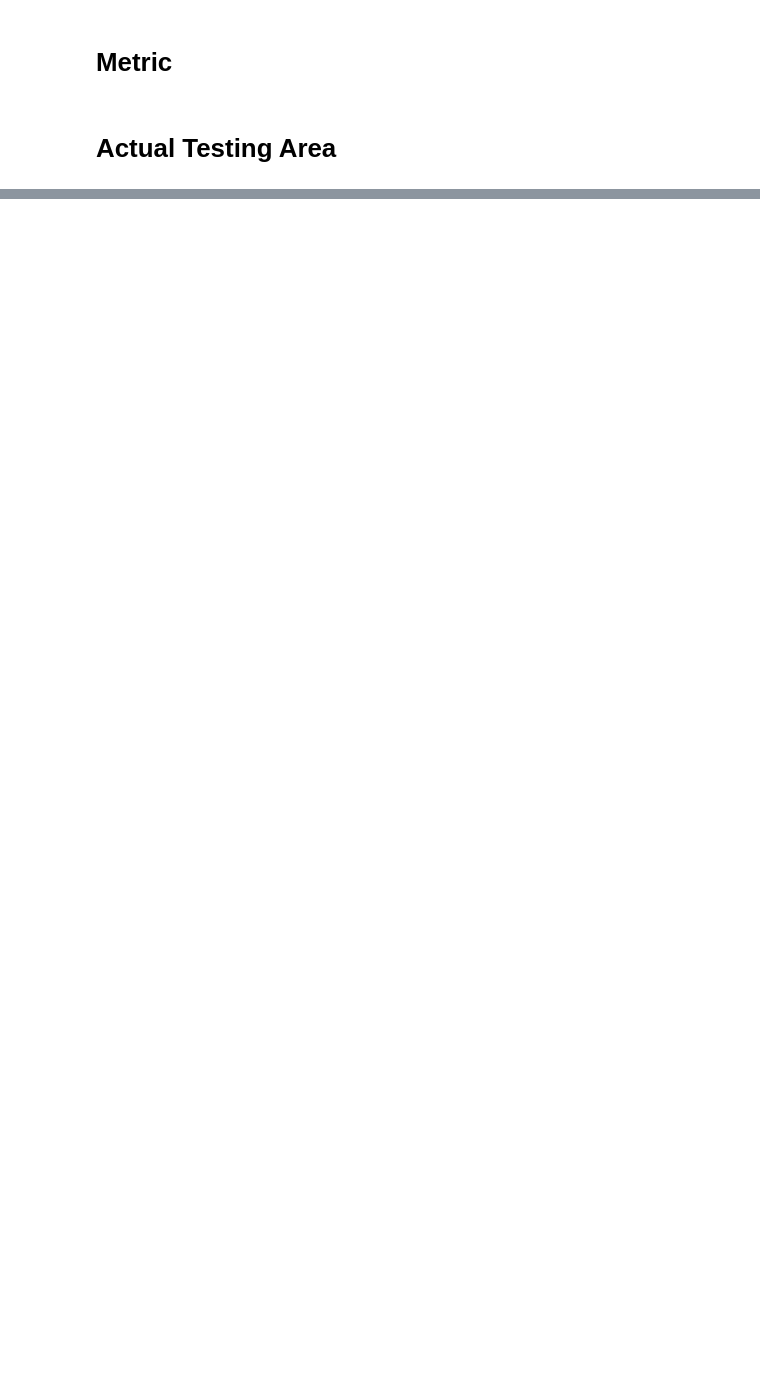
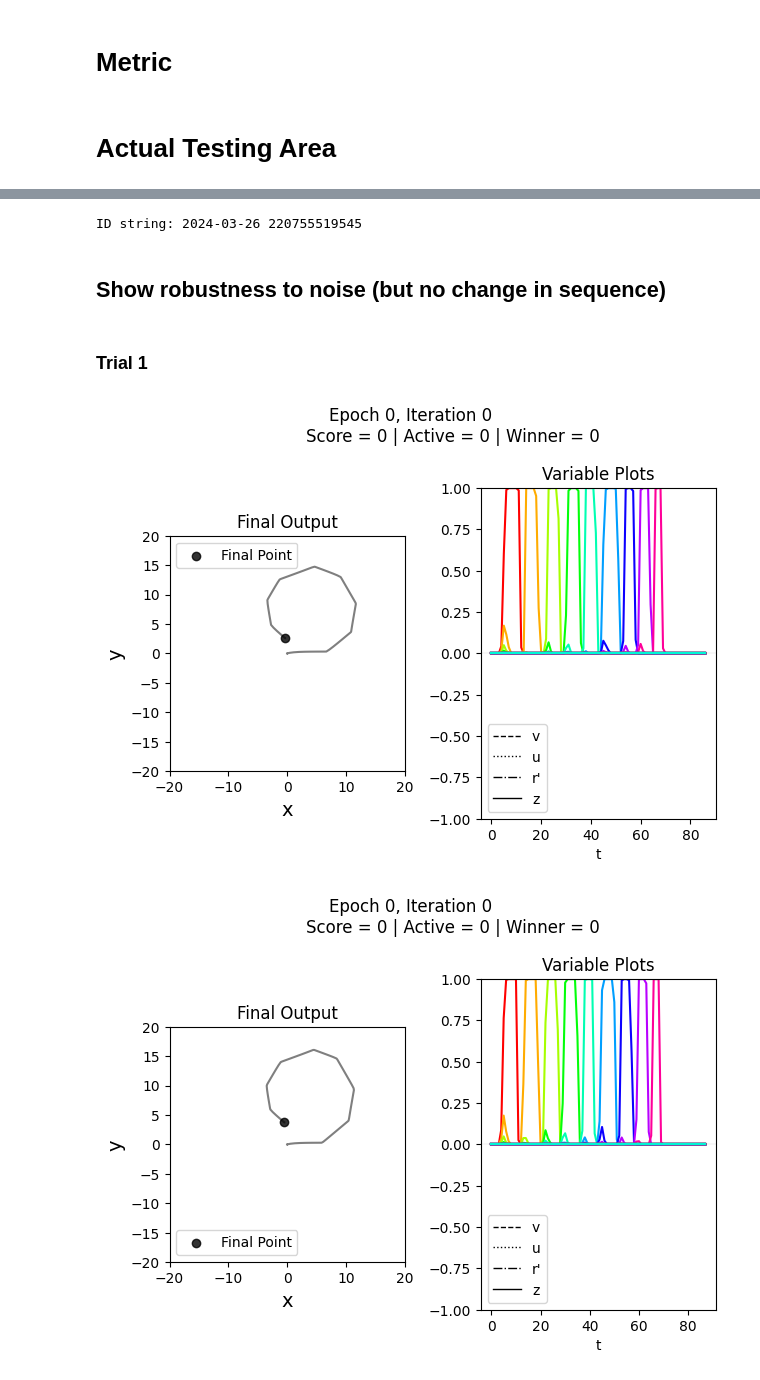
Before and after one commit to r-schad/Code-Ring-Network, a Jupyter notebook: effector_layer_testing.ipynb, the cells around one changed output, grey strips where cells are left out. Cells and saved outputs as stored; diff of their text form; code cells hidden in the pictures; blank space fills up the shorter version.

Commit message:
effector layer study

```diff
--- a/effector_layer_testing.ipynb
+++ b/effector_layer_testing.ipynb
@@ -330,0 +831,78 @@ while score < 0.01:
+# %%
+crn = CodeRingNetwork(num_ring_units=ring_neurons,
+                    num_code_units=code_neurons,
+                    code_factor=code_factor,
+                    num_dur_units=duration_neurons,
+                    map_d1=map_neurons_d1, map_d2=map_neurons_d2,
+                    code_ring_spread=weight_RC_spread,
+                    noise_num_high=noise_num_high,
+                    noise_num_low=noise_num_low,
+                    noise_mean_low=noise_mean_low,
+                    noise_mean_high=noise_mean_high,
+                    noise_sigma_low=noise_sigma_low,
+                    noise_sigma_high=noise_sigma_high)
+# %% [output]
+ID string: 2024-03-26 220755519545
+# %% [markdown]
+## Show robustness to noise (but no change in sequence)
+# %% [markdown]
+### Trial 1
+# %%
+PLOT_MINMAX = 20
+
+# c1 - baseline
+c1 = np.array(np.concatenate(([0.9], np.zeros(3), [0.85], np.zeros(3), [0.8], np.zeros(3), [0.75], np.zeros(3), [0.7], np.zeros(3), [0.65], np.zeros(3), [0.6], np.zeros(3), [0.55], np.zeros(3), [0.5], np.zeros(3))))
+code_output = np.where(c1 >= min_activity_value, c1, 0.0)
+ring_input = crn.code_layer.weights_to_ring_from_code @ code_output
+dur_output = crn.duration_layer.activate(durs)
+v_series, z_series, u_series, I_prime_series = crn.ring_layer.activate(ring_input, dur_output, t_max=t_max, t_steps=max_t_steps)
+t_steps = z_series.shape[1]
+x_series, y_series = crn.ring_layer.create_drawing(z_series, t_steps)
+crn.plot_results(x_series, y_series, np.array([]), ring_input, [], [], z_series, [], '', 0, 0, 0, 0, 0, False, False, xmin=-PLOT_MINMAX,xmax=PLOT_MINMAX, ymin=-PLOT_MINMAX, ymax=PLOT_MINMAX)
+
+# c2 - noise < 0.01
+noise2 = 0.01
+c2 = c1 + ((np.random.uniform(0, 2*noise2, size=crn.code_layer.num_code_units)-noise2)/2)
+code_output = np.where(c2 >= min_activity_value, c2, 0.0)
+ring_input = crn.code_layer.weights_to_ring_from_code @ code_output
+dur_output = crn.duration_layer.activate(durs)
+v_series, z_series, u_series, I_prime_series = crn.ring_layer.activate(ring_input, dur_output, t_max=t_max, t_steps=max_t_steps)
+t_steps = z_series.shape[1]
+x_series, y_series = crn.ring_layer.create_drawing(z_series, t_steps)
+crn.plot_results(x_series, y_series, np.array([]), ring_input, [], [], z_series, [], '', 0, 0, 0, 0, 0, False, False, xmin=-PLOT_MINMAX,xmax=PLOT_MINMAX, ymin=-PLOT_MINMAX, ymax=PLOT_MINMAX)
+
+# c3 - noise < 0.02
+noise3 = 0.02
+c3 = c1 + ((np.random.uniform(0, 2*noise3, size=crn.code_layer.num_code_units)-noise3)/2)
+code_output = np.where(c3 >= min_activity_value, c3, 0.0)
+ring_input = crn.code_layer.weights_to_ring_from_code @ code_output
+dur_output = crn.duration_layer.activate(durs)
+v_series, z_series, u_series, I_prime_series = crn.ring_layer.activate(ring_input, dur_output, t_max=t_max, t_steps=max_t_steps)
+t_steps = z_series.shape[1]
+x_series, y_series = crn.ring_layer.create_drawing(z_series, t_steps)
+crn.plot_results(x_series, y_series, np.array([]), ring_input, [], [], z_series, [], '', 0, 0, 0, 0, 0, False, False, xmin=-PLOT_MINMAX,xmax=PLOT_MINMAX, ymin=-PLOT_MINMAX, ymax=PLOT_MINMAX)
+
+# c4 - noise < 0.04
+noise4 = 0.04
+c4 = c1 + ((np.random.uniform(0, 2*noise4, size=crn.code_layer.num_code_units)-noise4)/2)
+code_output = np.where(c4 >= min_activity_value, c4, 0.0)
+ring_input = crn.code_layer.weights_to_ring_from_code @ code_output
+dur_output = crn.duration_layer.activate(durs)
+v_series, z_series, u_series, I_prime_series = crn.ring_layer.activate(ring_input, dur_output, t_max=t_max, t_steps=max_t_steps)
+t_steps = z_series.shape[1]
+x_series, y_series = crn.ring_layer.create_drawing(z_series, t_steps)
+crn.plot_results(x_series, y_series, np.array([]), ring_input, [], [], z_series, [], '', 0, 0, 0, 0, 0, False, False, xmin=-PLOT_MINMAX,xmax=PLOT_MINMAX, ymin=-PLOT_MINMAX, ymax=PLOT_MINMAX)
+
+# c4 - noise < 0.1
+noise5 = 0.05
+c4 = c1 + ((np.random.uniform(0, 2*noise5, size=crn.code_layer.num_code_units)-noise5)/2)
+code_output = np.where(c4 >= min_activity_value, c4, 0.0)
+ring_input = crn.code_layer.weights_to_ring_from_code @ code_output
+dur_output = crn.duration_layer.activate(durs)
+v_series, z_series, u_series, I_prime_series = crn.ring_layer.activate(ring_input, dur_output, t_max=t_max, t_steps=max_t_steps)
+t_steps = z_series.shape[1]
+x_series, y_series = crn.ring_layer.create_drawing(z_series, t_steps)
+crn.plot_results(x_series, y_series, np.array([]), ring_input, [], [], z_series, [], '', 0, 0, 0, 0, 0, False, False, xmin=-PLOT_MINMAX,xmax=PLOT_MINMAX, ymin=-PLOT_MINMAX, ymax=PLOT_MINMAX)
+# %% [output]
+[figure, added]
+[figure, added]
```
Also changed, not shown: parts of 28 cells of this notebook.
